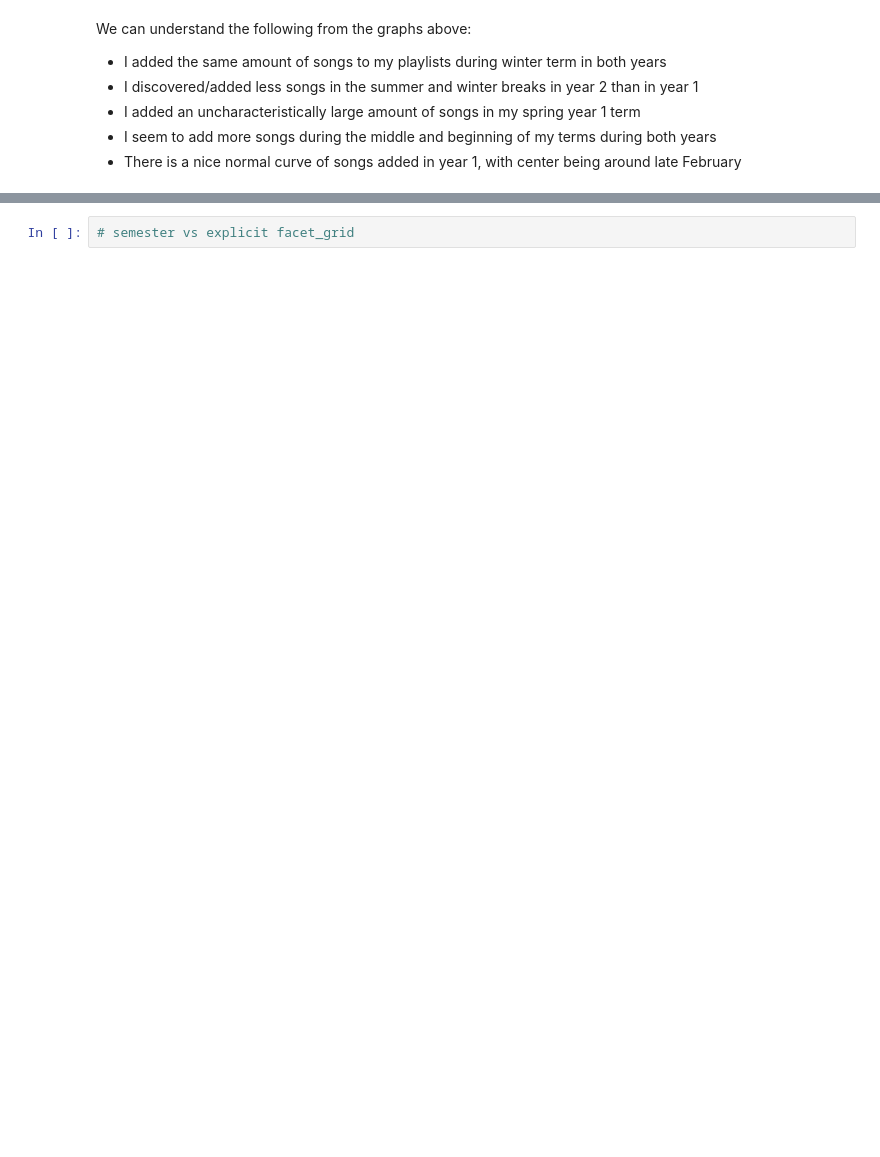
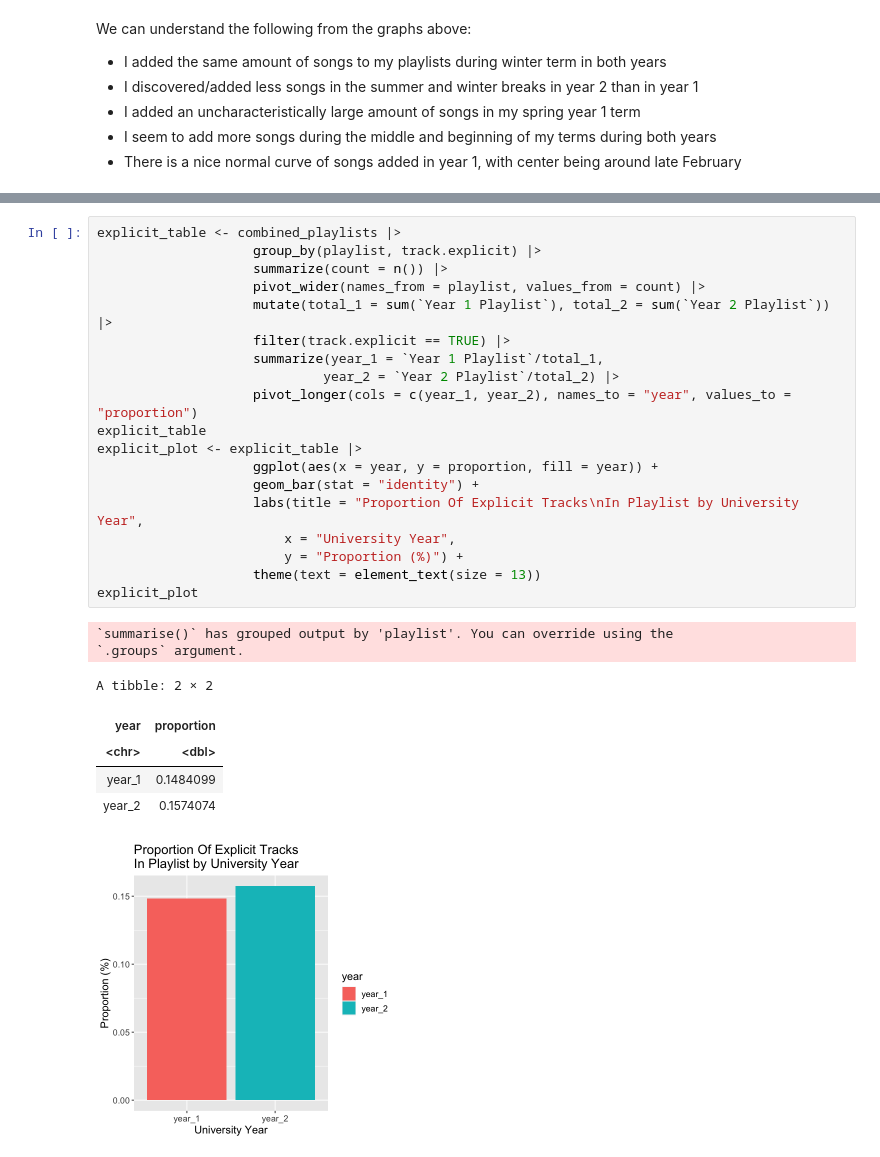
Before and after one commit to aadetritawara/spotify-analysis, a Jupyter notebook: Spotify_Analysis.ipynb, the cells around one changed output, grey strips where cells are left out. Saved outputs shown, nothing was run; the diff lists cells and outputs as text; blank space fills up the shorter version.

```diff
--- a/Spotify_Analysis.ipynb
+++ b/Spotify_Analysis.ipynb
@@ -315,2 +359,28 @@ for (variable in numeric_columns) {
 # %%
-# semester vs explicit facet_grid
+explicit_table <- combined_playlists |>
+                    group_by(playlist, track.explicit) |>
+                    summarize(count = n()) |>
+                    pivot_wider(names_from = playlist, values_from = count) |>
+                    mutate(total_1 = sum(`Year 1 Playlist`), total_2 = sum(`Year 2 Playlist`)) |>
+                    filter(track.explicit == TRUE) |>
+                    summarize(year_1 = `Year 1 Playlist`/total_1,
+                             year_2 = `Year 2 Playlist`/total_2) |>
+                    pivot_longer(cols = c(year_1, year_2), names_to = "year", values_to = "proportion")
+explicit_table
+explicit_plot <- explicit_table |>
+                    ggplot(aes(x = year, y = proportion, fill = year)) +
+                    geom_bar(stat = "identity") +
+                    labs(title = "Proportion Of Explicit Tracks\nIn Playlist by University Year",
+                        x = "University Year",
+                        y = "Proportion (%)") +
+                    theme(text = element_text(size = 13))
+explicit_plot
+# %% [output]
+`summarise()` has grouped output by 'playlist'. You can override using the
+`.groups` argument.
+A tibble: 2 × 2
+| year | proportion |
+| <chr> | <dbl> |
+| year_1 | 0.1484099 |
+| year_2 | 0.1574074 |
+[figure, added]
```
Also changed, not shown: parts of 11 cells of this notebook.
